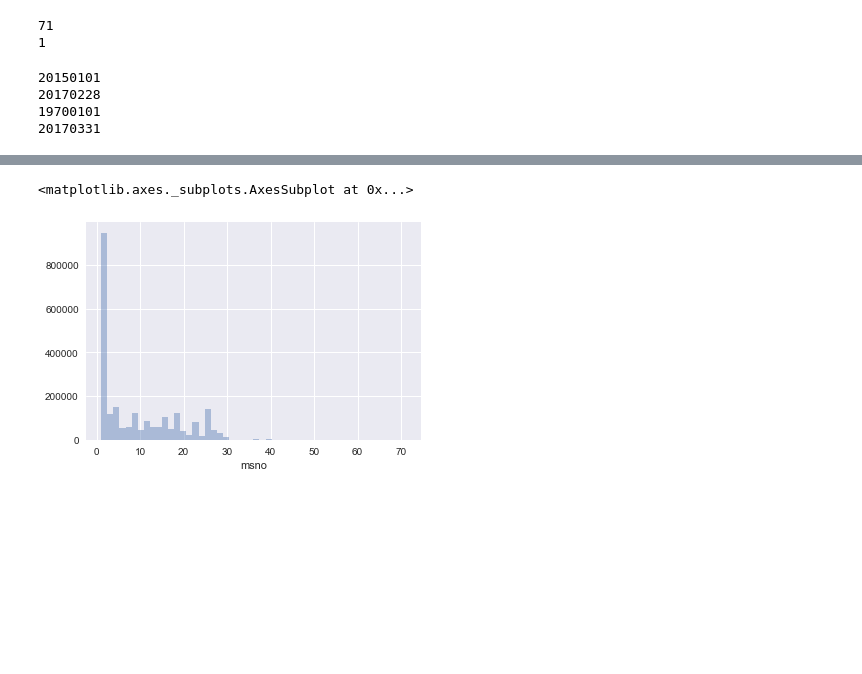
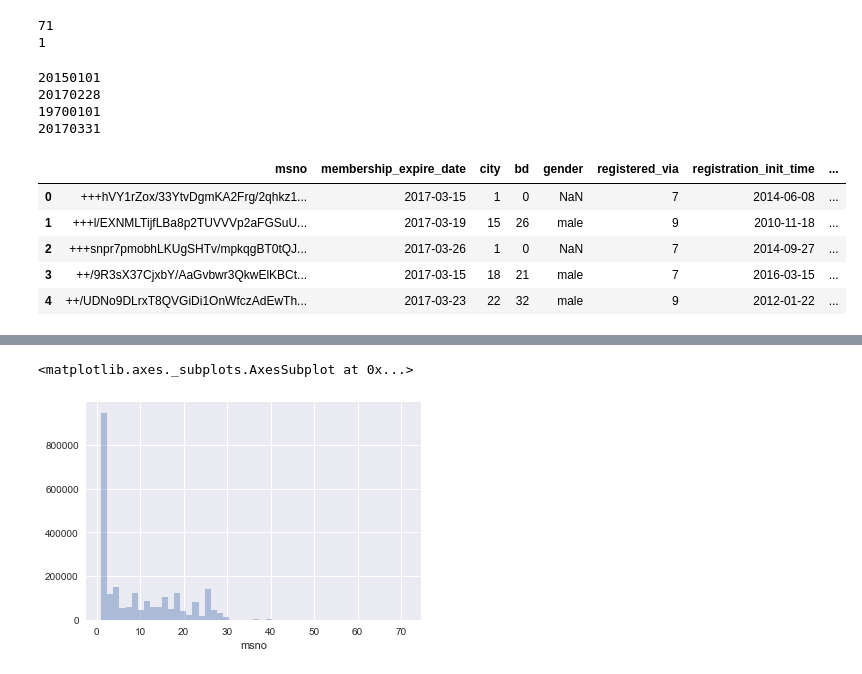
Before and after one commit to calestini/Kcompetition, a Jupyter notebook: DataWrangling.ipynb, the cells around one changed output, grey strips where cells are left out. Drawn from its saved outputs; the diff is of its cells as text; code cells hidden in the pictures; blank space fills up the shorter version.

```diff
--- a/DataWrangling.ipynb
+++ b/DataWrangling.ipynb
@@ -226,3 +235,13 @@ members_expir['tot_reg_length']=members_expir['membership_expire_date']-members_
+# %%
+members_expir_churn.head()
+members_expir_churn['tot_reg_length'] = members_expir_churn['tot_reg_length'] / np.timedelta64(1, 'D')
+# %% [output]
+|  | msno | membership_expire_date | city | bd | gender | registered_via | registration_init_time | ... |
+| 0 | +++hVY1rZox/33YtvDgmKA2Frg/2qhkz1... | 2017-03-15 | 1 | 0 | NaN | 7 | 2014-06-08 | ... |
+| 1 | +++l/EXNMLTijfLBa8p2TUVVVp2aFGSuU... | 2017-03-19 | 15 | 26 | male | 9 | 2010-11-18 | ... |
+| 2 | +++snpr7pmobhLKUgSHTv/mpkqgBT0tQJ... | 2017-03-26 | 1 | 0 | NaN | 7 | 2014-09-27 | ... |
+| 3 | ++/9R3sX37CjxbY/AaGvbwr3QkwElKBCt... | 2017-03-15 | 18 | 21 | male | 7 | 2016-03-15 | ... |
+| 4 | ++/UDNo9DLrxT8QVGiDi1OnWfczAdEwTh... | 2017-03-23 | 22 | 32 | male | 9 | 2012-01-22 | ... |
 # %%
 #Calculate mean of registration length in days by churn/not churn
 members_expir_churn.groupby('is_churn')['tot_reg_length'].mean()
```
Also changed, not shown: parts of 4 cells of this notebook.
